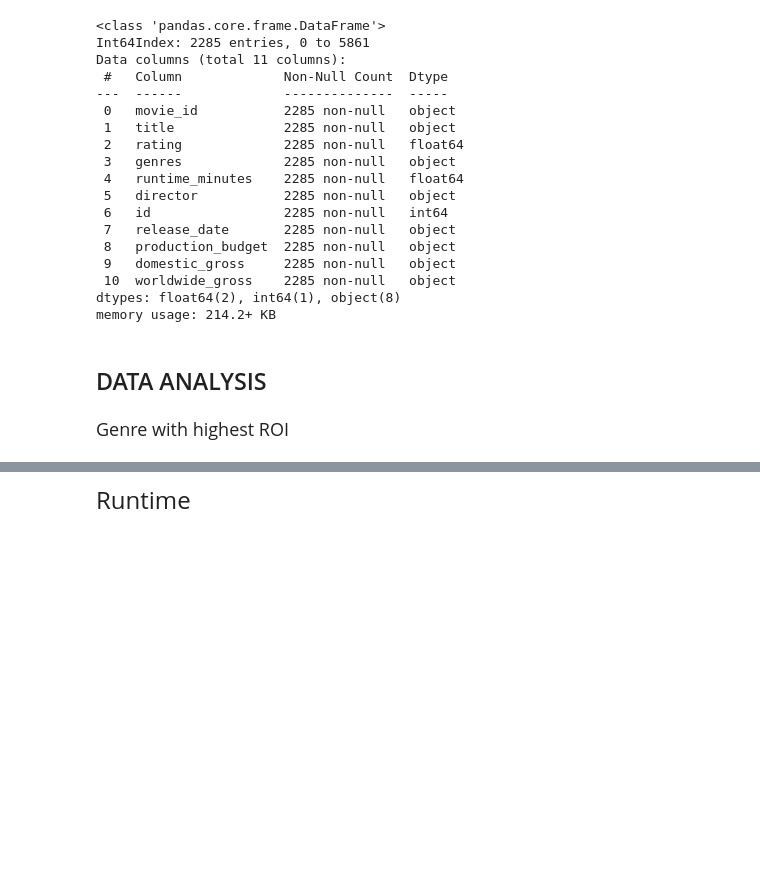
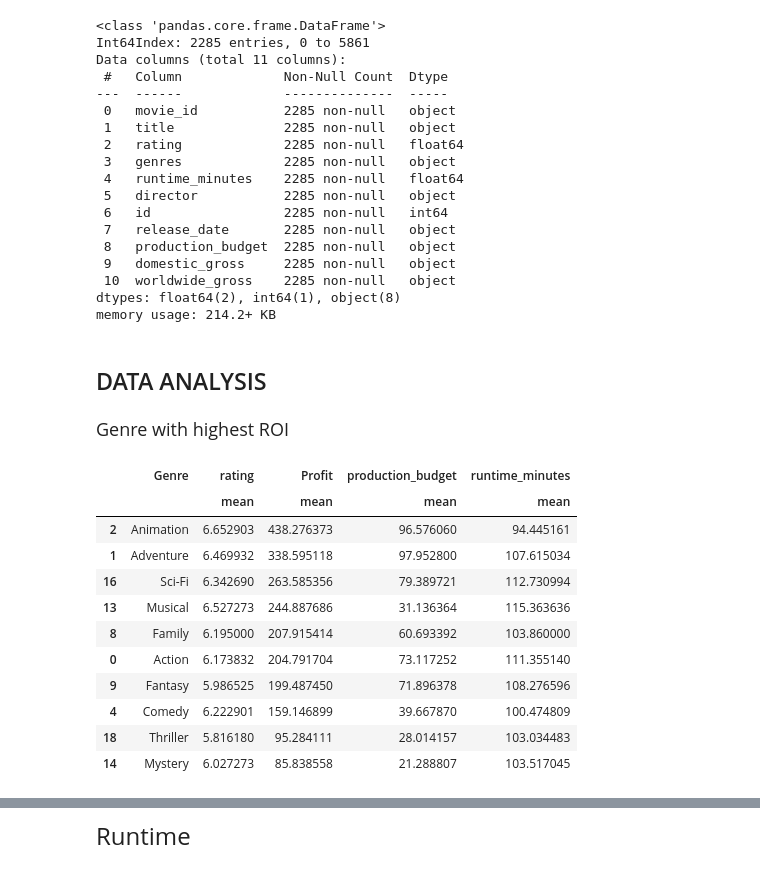
Before and after one commit to u-mar/phase_1_project, a Jupyter notebook: index.ipynb, the cells around one changed output, grey strips where cells are left out. Cells and saved outputs as stored; diff of their text form; code cells hidden in the pictures; blank space fills up the shorter version.

```diff
--- a/index.ipynb
+++ b/index.ipynb
@@ -265,7 +266,20 @@ genres_grp = genres_df1.groupby(["Genre"]).agg({"rating":"mean","Profit":["mean"
 # sorting the top 10 genres with more profit compared to their budgets to emulate
 gen =genres_grp.sort_values([('Profit','mean'),('production_budget','mean')],ascending=[False,True])[:10]
 # %%
-genr
+gen
+# %% [output]
+|  | Genre | rating | Profit | production_budget | runtime_minutes |
+|  |  | mean | mean | mean | mean |
+| 2 | Animation | 6.652903 | 438.276373 | 96.576060 | 94.445161 |
+| 1 | Adventure | 6.469932 | 338.595118 | 97.952800 | 107.615034 |
+| 16 | Sci-Fi | 6.342690 | 263.585356 | 79.389721 | 112.730994 |
+| 13 | Musical | 6.527273 | 244.887686 | 31.136364 | 115.363636 |
+| 8 | Family | 6.195000 | 207.915414 | 60.693392 | 103.860000 |
+| 0 | Action | 6.173832 | 204.791704 | 73.117252 | 111.355140 |
+| 9 | Fantasy | 5.986525 | 199.487450 | 71.896378 | 108.276596 |
+| 4 | Comedy | 6.222901 | 159.146899 | 39.667870 | 100.474809 |
+| 18 | Thriller | 5.816180 | 95.284111 | 28.014157 | 103.034483 |
+| 14 | Mystery | 6.027273 | 85.838558 | 21.288807 | 103.517045 |
 # %%
 gene = gen[('Genre', '')].tolist()
 profits = gen[('Profit', 'mean')].tolist()
```
Also changed, not shown: parts of 23 cells of this notebook.
